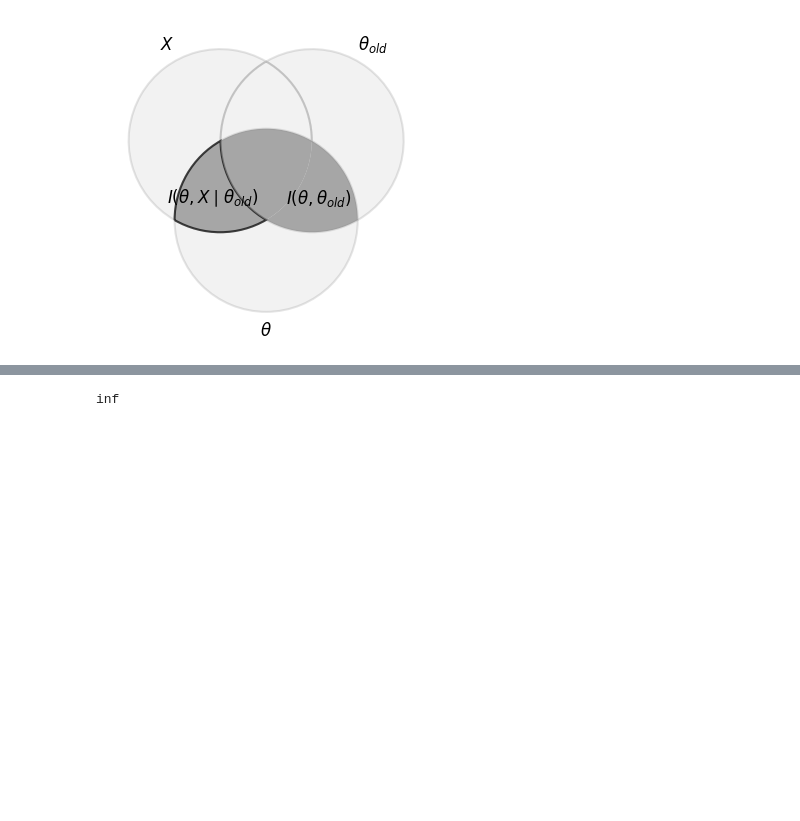
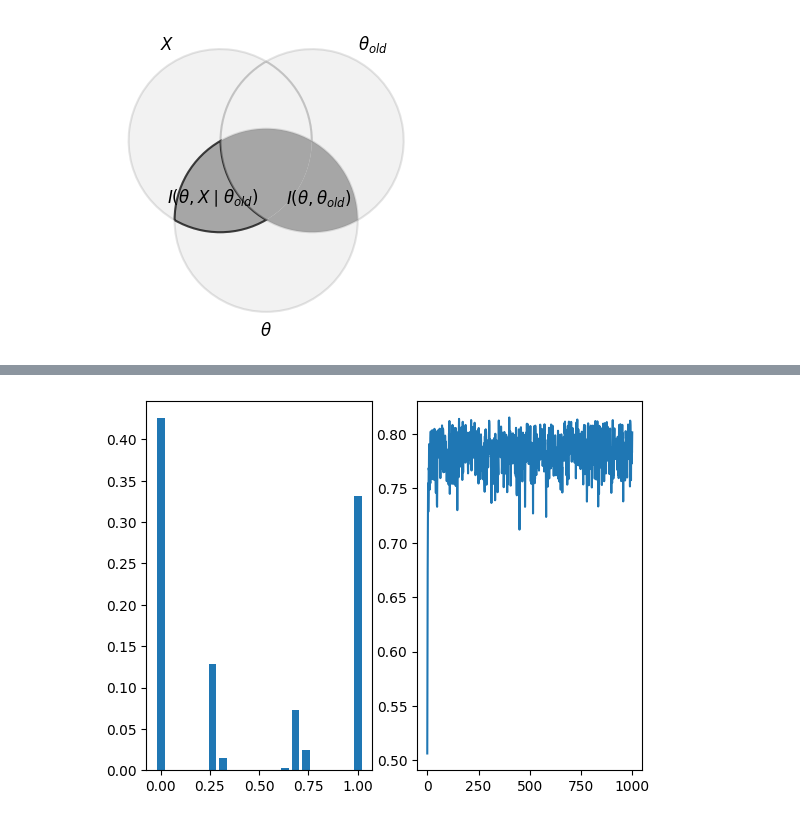
Before and after one commit to mihalybanyai/infomax, a Jupyter notebook: sequential_infomax.ipynb, the cells around one changed output, grey strips where cells are left out. Saved outputs shown, nothing was run; the diff lists cells and outputs as text; code cells hidden in the pictures; blank space fills up the shorter version.

```diff
--- a/sequential_infomax.ipynb
+++ b/sequential_infomax.ipynb
@@ -218,4 +219,6 @@ gm.blahut_arimoto_prior(7, 20, 1000, posterior=posterior, M=100, min_delta=1e-7,
 # %%
-np.exp(800)
+gm.blahut_arimoto_prior(7, 20, 1000, posterior=posterior, M=100, min_delta=1e-7, plot=True)
+#gm.blahut_arimoto_prior(2, 5, 1000, min_delta=1e-7, plot=False)
+#gm.prior.plot()
 # %% [output]
-inf
+[figure, added]
```
Also changed, not shown: parts of 3 cells of this notebook.
